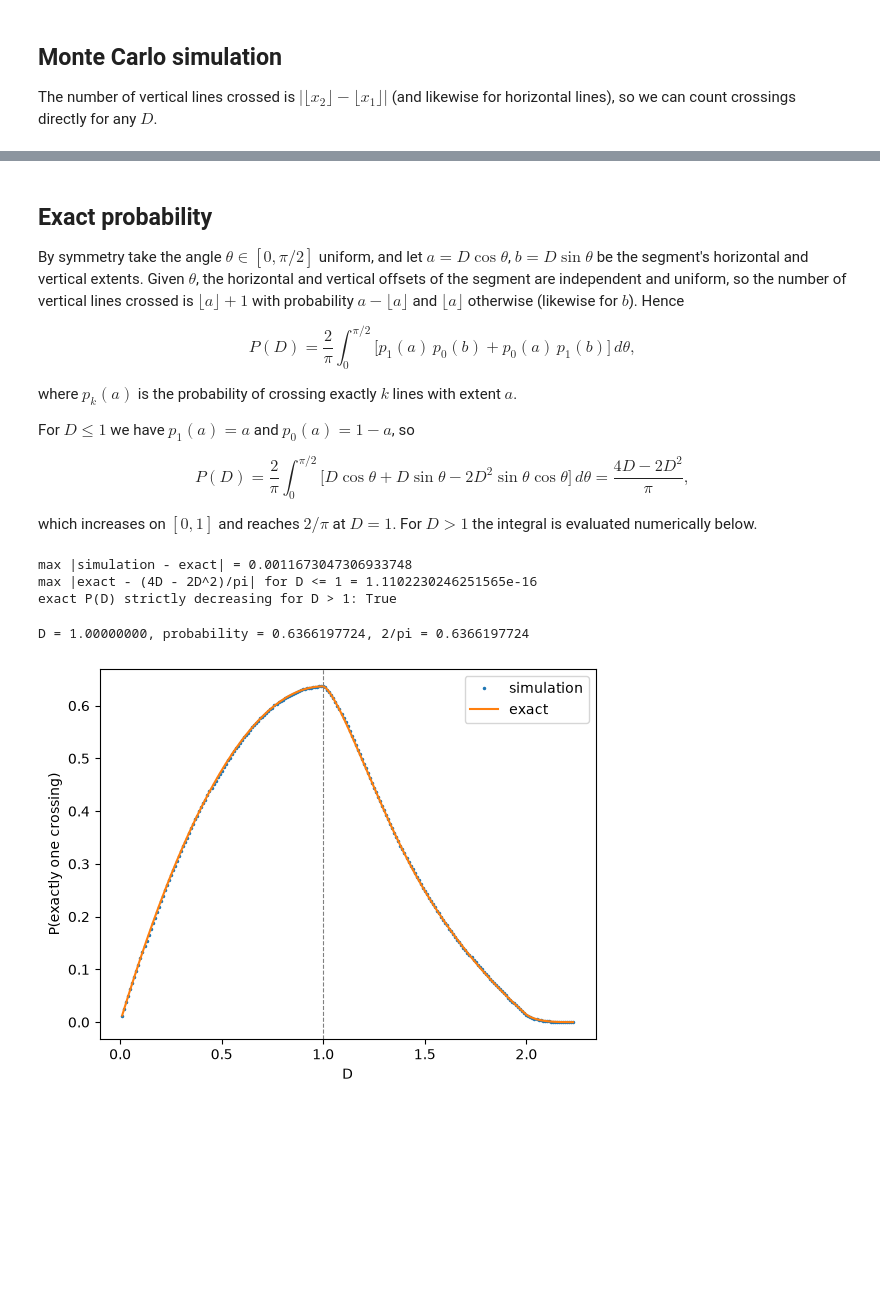
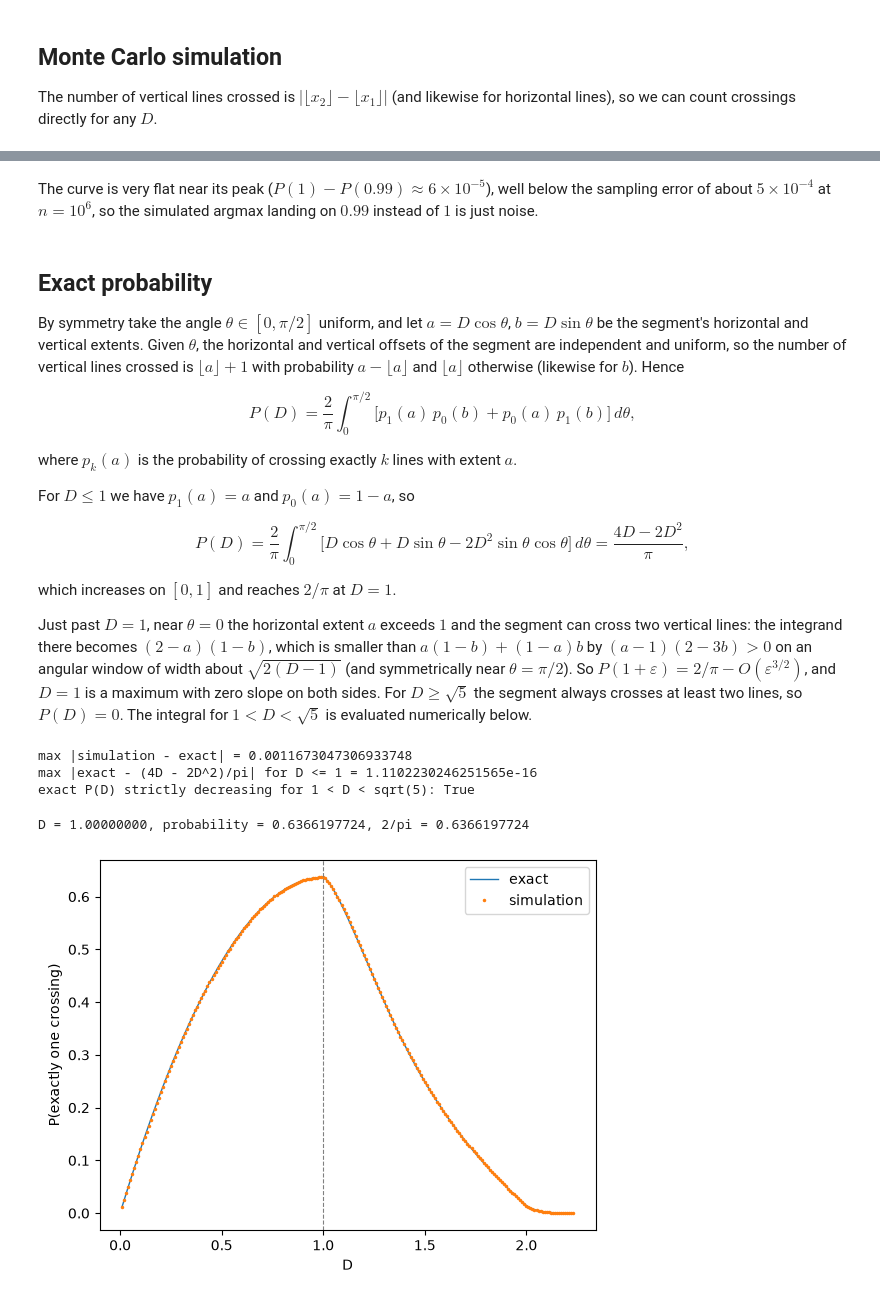
Before and after one commit to EveDong/Solutions-to-Jane-Street-Puzzles, a Jupyter notebook: 2020.2_Single-Cross.ipynb, the cells around one changed output, grey strips where cells are left out. Cells and saved outputs as stored; diff of their text form; code cells hidden in the pictures; blank space fills up the shorter version.

```diff
--- a/2020.2_Single-Cross.ipynb
+++ b/2020.2_Single-Cross.ipynb
@@ -44,4 +44,6 @@ time: 17.2 s
 best D = 0.99, probability = 0.63700
+# %% [markdown]
+The curve is very flat near its peak ($P(1) - P(0.99) \approx 6 \times 10^{-5}$), well below the sampling error of about $5 \times 10^{-4}$ at $n = 10^6$, so the simulated argmax landing on $0.99$ instead of $1$ is just noise.
 # %% [markdown]
 ## Exact probability
 
@@ -57,7 +59,11 @@ For $D \le 1$ we have $p_1(a) = a$ and $p_0(a) = 1 - a$, so
 
 $$P(D) = \frac{2}{\pi}\int_0^{\pi/2} \big[ D\cos\theta + D\sin\theta - 2D^2\sin\theta\cos\theta \big]\, d\theta = \frac{4D - 2D^2}{\pi},$$
 
-which increases on $[0, 1]$ and reaches $2/\pi$ at $D = 1$. For $D > 1$ the integral is evaluated numerically below.
+which increases on $[0, 1]$ and reaches $2/\pi$ at $D = 1$.
+
+Just past $D = 1$, near $\theta = 0$ the horizontal extent $a$ exceeds $1$ and the segment can cross two vertical lines: the integrand there becomes $(2-a)(1-b)$, which is smaller than $a(1-b) + (1-a)b$ by $(a-1)(2-3b) > 0$ on an angular window of width about $\sqrt{2(D-1)}$ (and symmetrically near $\theta = \pi/2$).
+So $P(1+\varepsilon) = 2/\pi - O(\varepsilon^{3/2})$, and $D = 1$ is a maximum with zero slope on both sides.
+For $D \ge \sqrt{5}$ the segment always crosses at least two lines, so $P(D) = 0$. The integral for $1 < D < \sqrt{5}$ is evaluated numerically below.
 # %%
 def p_cross(extent, k):
     whole = np.floor(extent)
@@ -84,11 +90,11 @@ exact = np.array([exact_probability(d) for d in d_list])
 print("max |simulation - exact| =", np.abs(probability - exact).max())
 print("max |exact - (4D - 2D^2)/pi| for D <= 1 =",
       np.abs(exact - (4 * d_list - 2 * d_list**2) / np.pi)[d_list <= 1].max())
-print("exact P(D) strictly decreasing for D > 1:", bool(np.all(np.diff(exact[d_list >= 1]) < 0)))
+print("exact P(D) strictly decreasing for 1 < D < sqrt(5):", bool(np.all(np.diff(exact[d_list >= 1]) < 0)))
 # %% [output]
 max |simulation - exact| = 0.0011673047306933748
 max |exact - (4D - 2D^2)/pi| for D <= 1 = 1.1102230246251565e-16
-exact P(D) strictly decreasing for D > 1: True
+exact P(D) strictly decreasing for 1 < D < sqrt(5): True
 # %%
 result = minimize_scalar(lambda d: -exact_probability(d), bounds=(0.5, 1.5), method="bounded",
                          options={"xatol": 1e-10})
@@ -96,15 +102,15 @@ print(f"D = {result.x:.8f}, probability = {-result.fun:.10f}, 2/pi = {2 / np.pi:
 # %% [output]
 D = 1.00000000, probability = 0.6366197724, 2/pi = 0.6366197724
 # %%
+plt.plot(d_list, exact, linewidth=1, label="exact")
 plt.plot(d_list, probability, ".", markersize=3, label="simulation")
-plt.plot(d_list, exact, label="exact")
 plt.axvline(1, color="gray", linestyle="--", linewidth=0.8)
 plt.xlabel("D")
 plt.ylabel("P(exactly one crossing)")
 plt.legend()
 plt.show()
 # %% [output]
-[figure, old version]
+[figure, new version]
 # %% [markdown]
 # Answer
 
```
Also changed, not shown: parts of 2 cells of this notebook.
